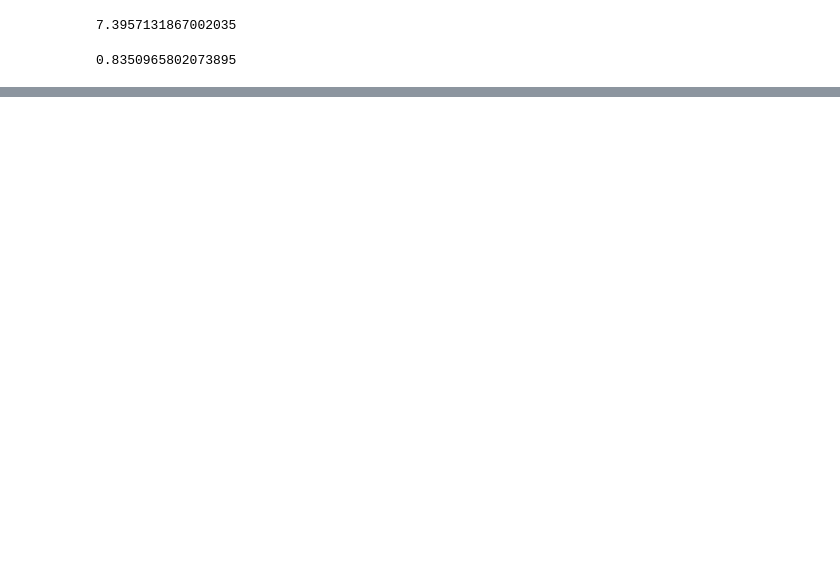
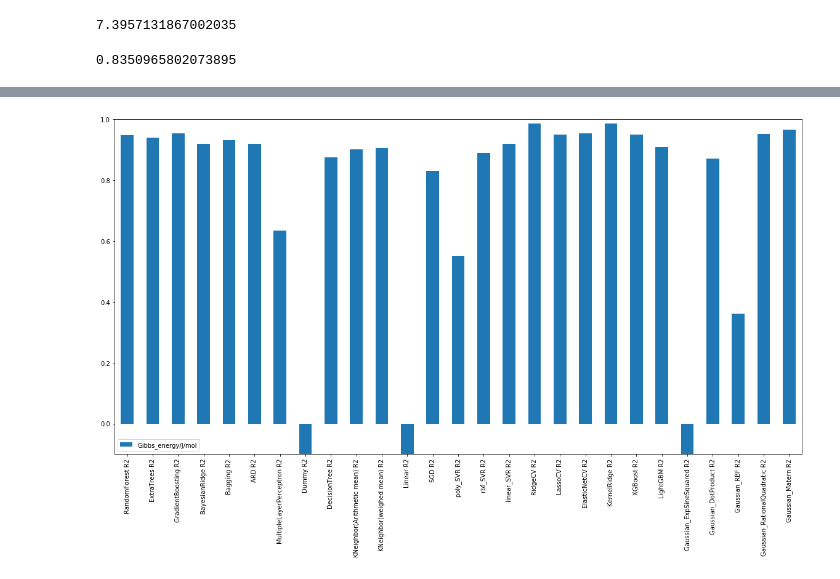
Before and after one commit to boledadian/cammp_7, a Jupyter notebook: P2/Question 2.ipynb, the cells around one changed output, grey strips where cells are left out. Saved outputs shown, nothing was run; the diff lists cells and outputs as text; code cells hidden in the pictures; blank space fills up the shorter version.

Commit message:
Different Algorithm

```diff
--- a/P2/Question 2.ipynb
+++ b/P2/Question 2.ipynb
@@ -31,10 +31,15 @@ Train.plot(kind = 'kde', figsize = (5, 5))
 # %% [output]
 <matplotlib.axes._subplots.AxesSubplot at 0x...>
 [figure]
+# %%
+X_train=Train[['Wt-% Cr','Wt-% C', 'T/K']]
+y_train=Train['Gibbs_energy/J/mol']
+X_test=Test[['Wt-% Cr','Wt-% C', 'T/K']]
+y_test=Test['Gibbs_energy/J/mol']
 # %%
 Gaussian= gpr(alpha = 0.0001,n_restarts_optimizer=5,normalize_y="True",optimizer='fmin_l_bfgs_b',random_state=42)
 #kernel=k,alpha = 0.0001,n_restarts_optimizer=5,normalize_y="True",optimizer='fmin_l_bfgs_b',random_state=42)
-Gaussian.fit(Train[['Wt-% Cr','Wt-% C', 'T/K']],Train['Gibbs_energy/J/mol'])
+Gaussian.fit(X_train,y_train)
 # %% [output]
 GaussianProcessRegressor(alpha=0.0001, copy_X_train=True, kernel=None,
              n_restarts_optimizer=5, normalize_y='True',
@@ -73,0 +230,6 @@ Gaussian.score(Test[['Wt-% Cr','Wt-% C', 'T/K']],Test['Gibbs_energy/J/mol'])
+# %%
+data_R2.plot.bar(figsize=(20, 10))
+plt.ylim(-0.1,1)
+plt.savefig('./ R2 of Different Algorithm.png',format='png')
+# %% [output]
+[figure, added]
```
Also changed, not shown: parts of 9 cells of this notebook, 4 other files.
